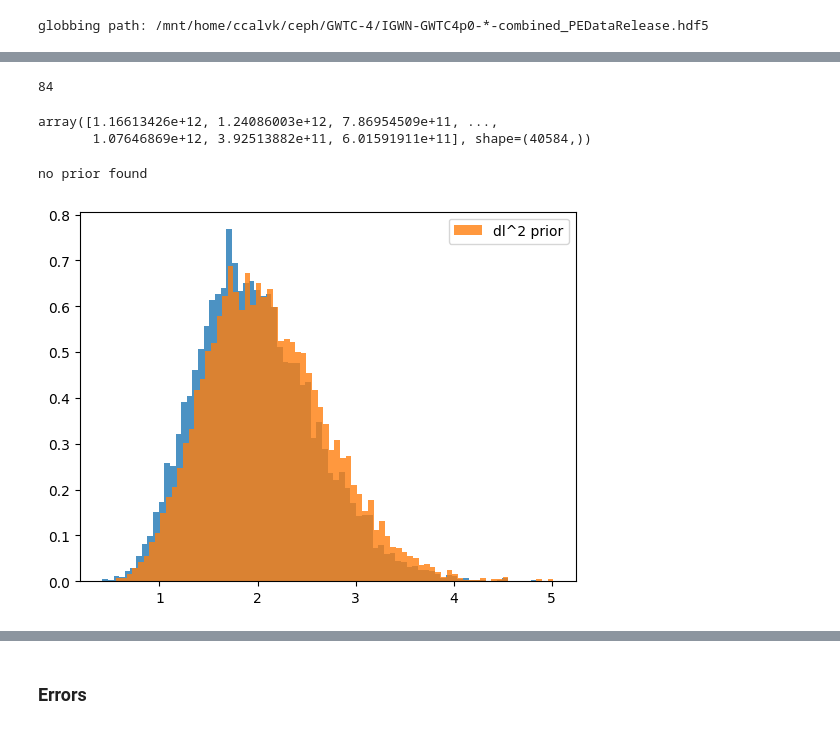
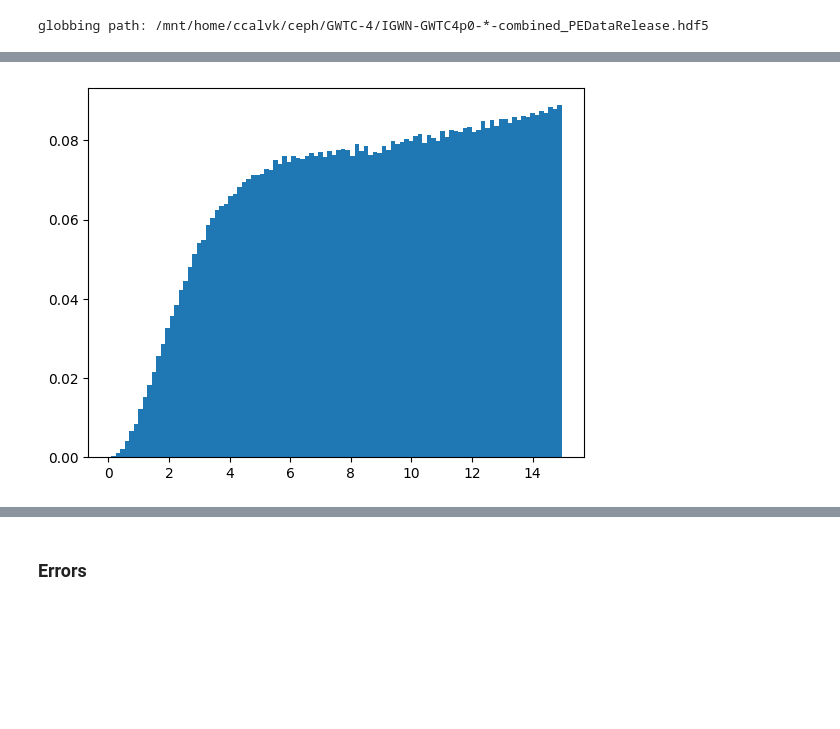
Before and after one commit to abby-moran/GW_pop_cosmo_inference, a Jupyter notebook: scripts/sandbox.ipynb, the cells around one changed output, grey strips where cells are left out. Drawn from its saved outputs; the diff is of its cells as text; code cells hidden in the pictures; blank space fills up the shorter version.

```diff
--- a/scripts/sandbox.ipynb
+++ b/scripts/sandbox.ipynb
@@ -186,4 +166,4 @@ for f in files:
 # %%
-len(filtered_files)
+plt.hist(sel_samples['dL'], bins=100, density=True);
 # %% [output]
-84
+[figure, added]
@@ -228,20 +169,0 @@ def get_samples_from_event(file, desired_pop_weight=None, far_threshold=1, zmax
-# %%
-_,_,_,prior=get_samples_from_event(filtered_files[0])
-prior
-# %% [output]
-array([1.16613426e+12, 1.24086003e+12, 7.86954509e+11, ...,
-       1.07646869e+12, 3.92513882e+11, 6.01591911e+11], shape=(40584,))
-# %%
-_,_,dls, prior, prior1=get_samples_from_event(filtered_files[6])
-dl_rwt=np.random.choice(dls, p=prior/np.sum(prior), size=20000)
-dl_rwt1=np.random.choice(dls, p=prior1/np.sum(prior1), size=20000)
-
-plt.hist(dl_rwt, bins=80, density=True, alpha=.8);
-
-plt.hist(dl_rwt1, bins=80, density=True, alpha=.8, label='dl^2 prior');
-plt.legend()
-plt.show()
-plt.close()
-# %% [output]
-no prior found
-[figure, removed]
```
Also changed, not shown: parts of 14 cells of this notebook, 12 other files.
